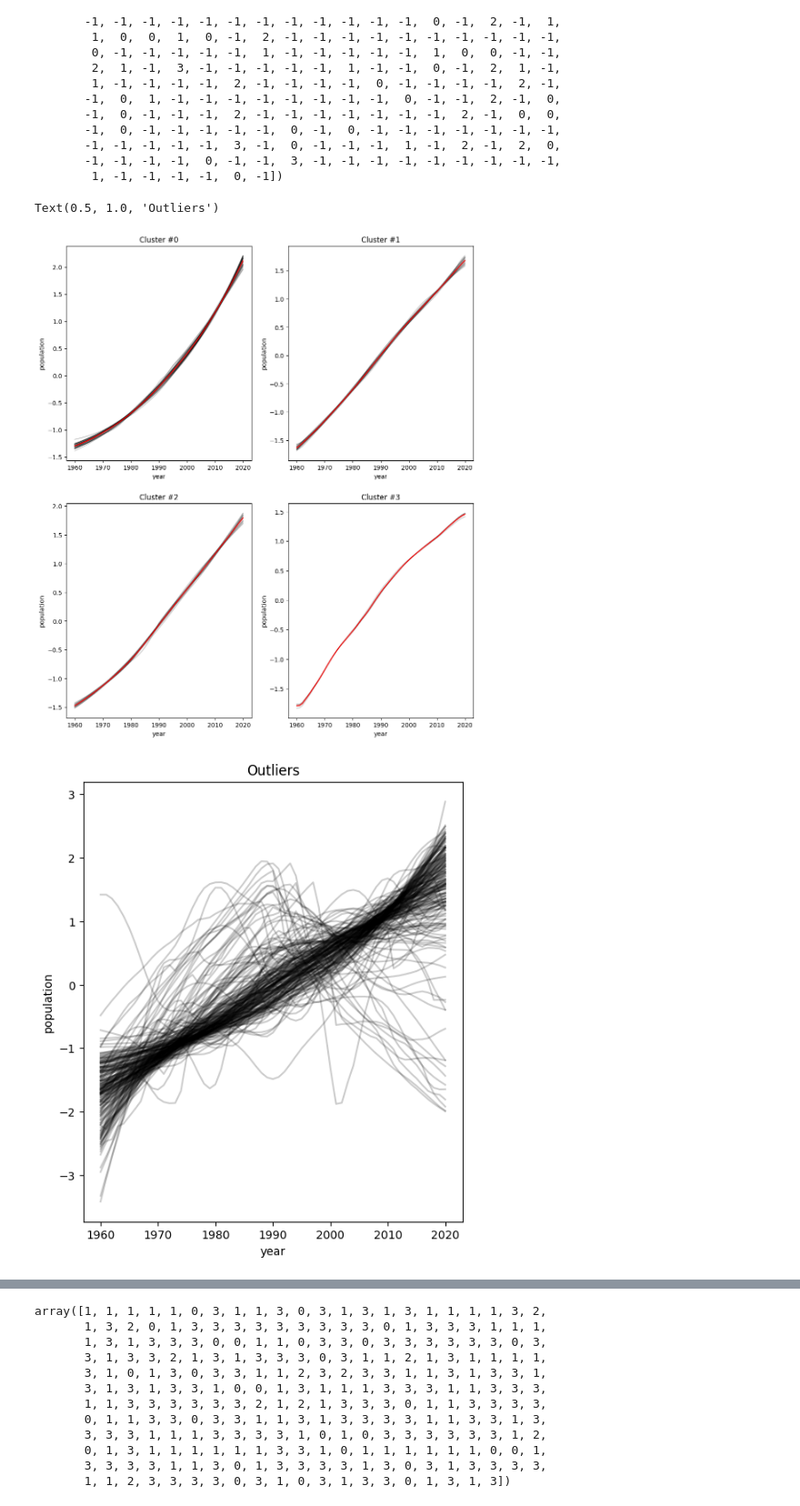
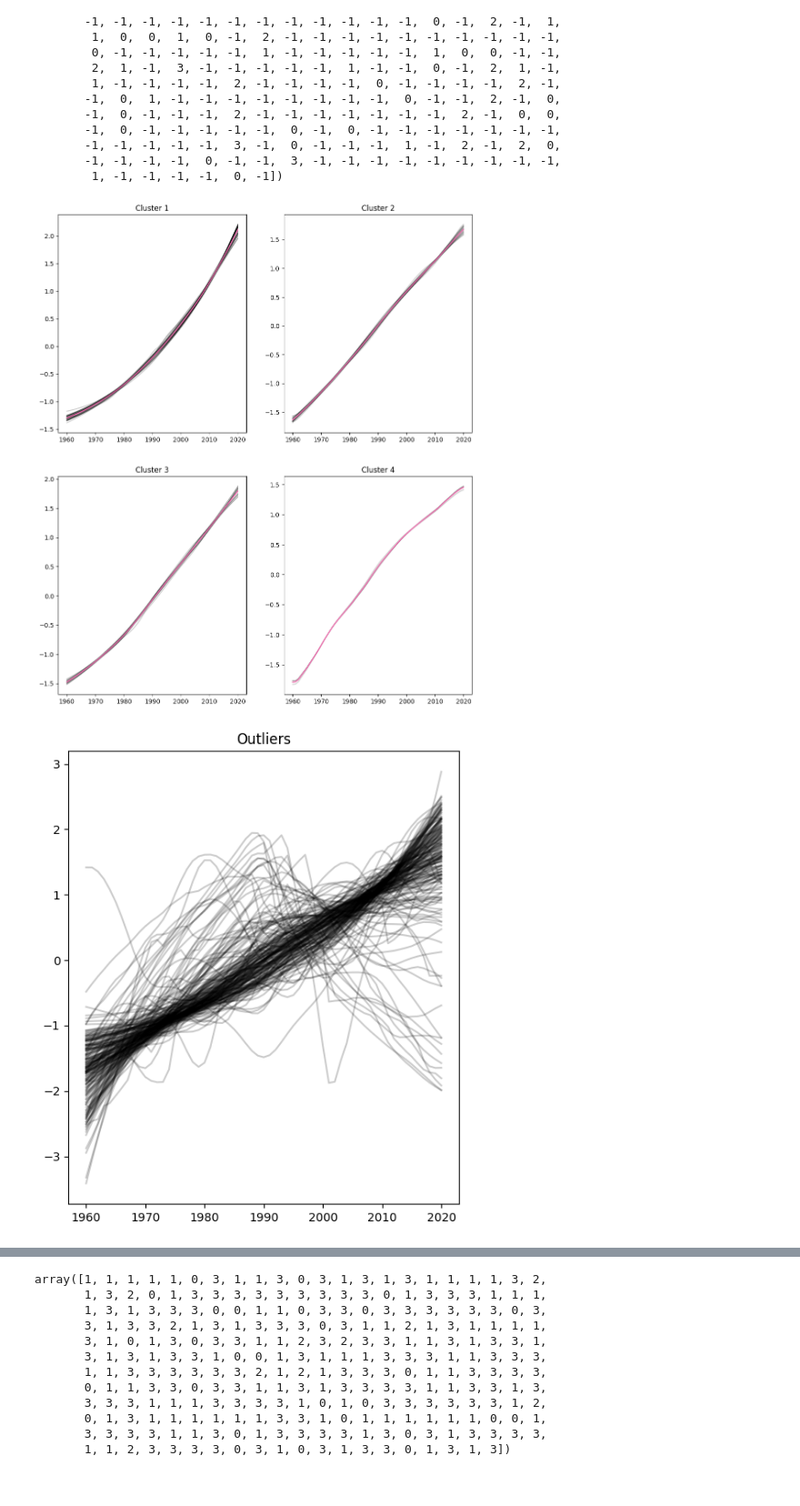
Before and after one commit to ZappD0S/MLPNS_GZappavigna, a Jupyter notebook: TimeSeriesClustering.ipynb, the cells around one changed output, grey strips where cells are left out. Shown at 91% size. Cells and saved outputs as stored; diff of their text form; code cells hidden in the pictures.

```diff
--- a/TimeSeriesClustering.ipynb
+++ b/TimeSeriesClustering.ipynb
@@ -347,8 +347,9 @@ cluster.DBSCAN?
 # try to find a DBSCAN set of hyperparameter that gives upi 4 clusters.
 # are they the ssame as the kmeans ones? why? why not?
 
-for i in np.arange(....):
-  model = cluster.DBSCAN(..... #hyperparameters here from the loop. which hyperparameter is the model most sensitive to?
+for i in np.arange(0.1, 2, 0.05):
+  model = cluster.DBSCAN(eps=i, min_samples=4)
+  #hyperparameters here from the loop. which hyperparameter is the model most sensitive to?
   model.fit(pop_standard)
   if model.labels_.max() > 0:
-    print(i, model.labels_.max())
+    print("{:.2f}".format(i), model.labels_.max() + 1)
@@ -354,0 +364,7 @@ for i in np.arange(....):
+# %%
+for i in np.arange(1, 10):
+  model = cluster.DBSCAN(eps=0.2, min_samples=i)
+  #hyperparameters here from the loop. which hyperparameter is the model most sensitive to?
+  model.fit(pop_standard)
+  if model.labels_.max() > 0:
+    print(i, model.labels_.max() + 1)
@@ -380,38 +406,22 @@ c = np.zeros((4, pop_standard.shape[1]))
 for i in range(4):
     c[i] = pop_standard[model.labels_ == i].mean(axis=0)
 # %%
-# remake the clusters plot for DBSCAN, but now incluse also the outliers
+fig,ax = pl.subplots(2,2, figsize=(12,14))
+
+for i in range(4):
+  ax.flat[i].set_title("Cluster " + str(i+1))
+  ax.flat[i].set_xticks(range(0,70,10))
+  ax.flat[i].set_xticklabels(["%d"%i for i in range(1960, 2030, 10)]);
+  ax.flat[i].plot(pop_standard[model.labels_.flat == i].T, "k", alpha=0.2);
+  ax.flat[i].plot(c[i], color="hotpink")
 
 
-fig, axs = pl.subplots(2,2, figsize=(12,14))
-
-for i in range(4):
-    # ax = axs[np.unravel_index(i, (2, 2))]
-    ax = axs.flat[i]
-
-    ax.plot(years, pop_standard[model.labels_ == i].T, "k", alpha=0.2)
-    ax.plot(years, c[i], "r")
-    ax.set_xlabel("year")
-    ax.set_ylabel("population")
-    ax.set_title("Cluster #{}".format(i))
-
-
-# fig, axs = ...
-
-# # 4 clusters like above
-# ....
 
 fig, ax = pl.subplots(1,1, figsize=(6,7))
-
-ax.plot(years, pop_standard[model.labels_ == -1].T, "k", alpha=0.2)
-# ax.plot(years, c[i], "r")
-ax.set_xlabel("year")
-ax.set_ylabel("population")
 ax.set_title("Outliers")
-
-
-# fig, ax = ... #outlisera plor
+ax.set_xticks(range(0,70,10))
+ax.set_xticklabels(["%d"%i for i in range(1960, 2030, 10)]);
+ax.plot(pop_standard[model.labels_.flat == -1].T, "k", alpha=0.2);
 # %% [output]
-Text(0.5, 1.0, 'Outliers')
-[figure, old version]
+[figure, new version]
-[figure, old version]
+[figure, new version]
```
Also changed, not shown: parts of 7 cells of this notebook.
